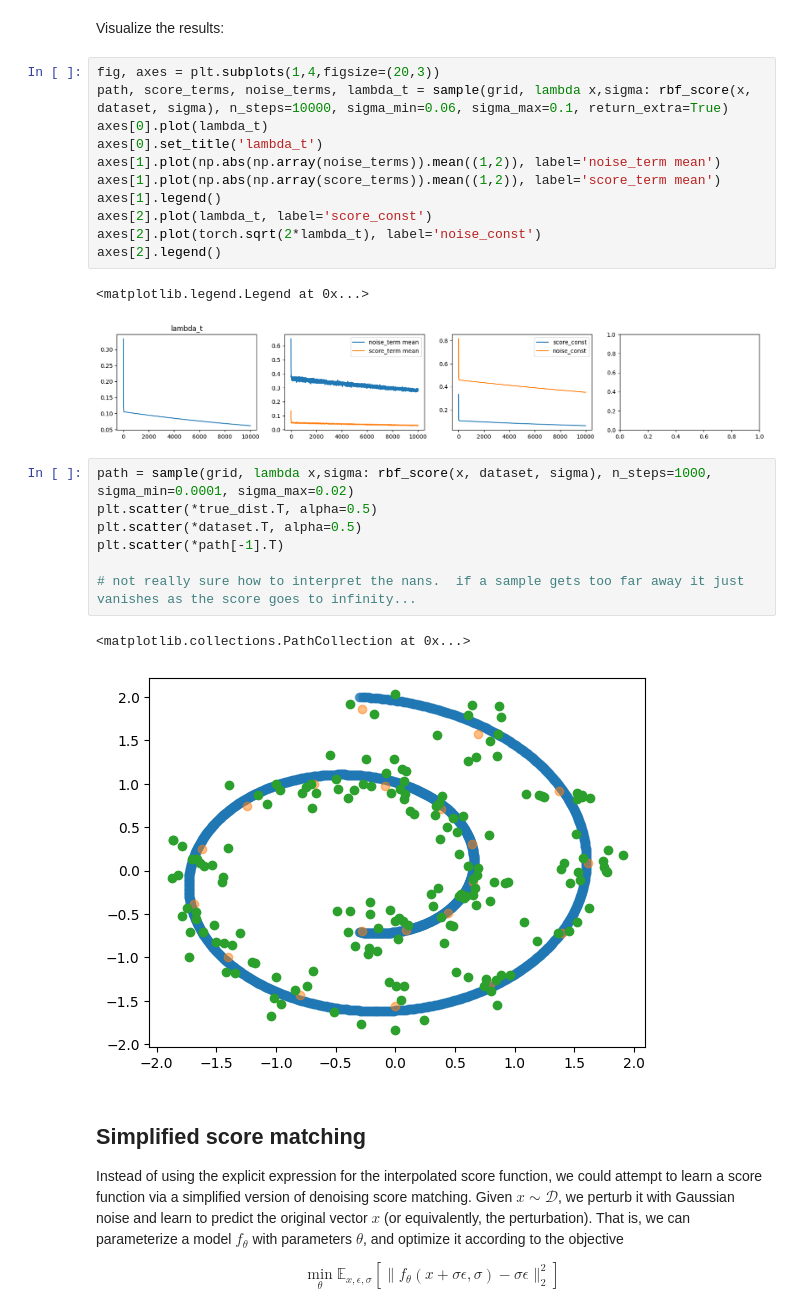
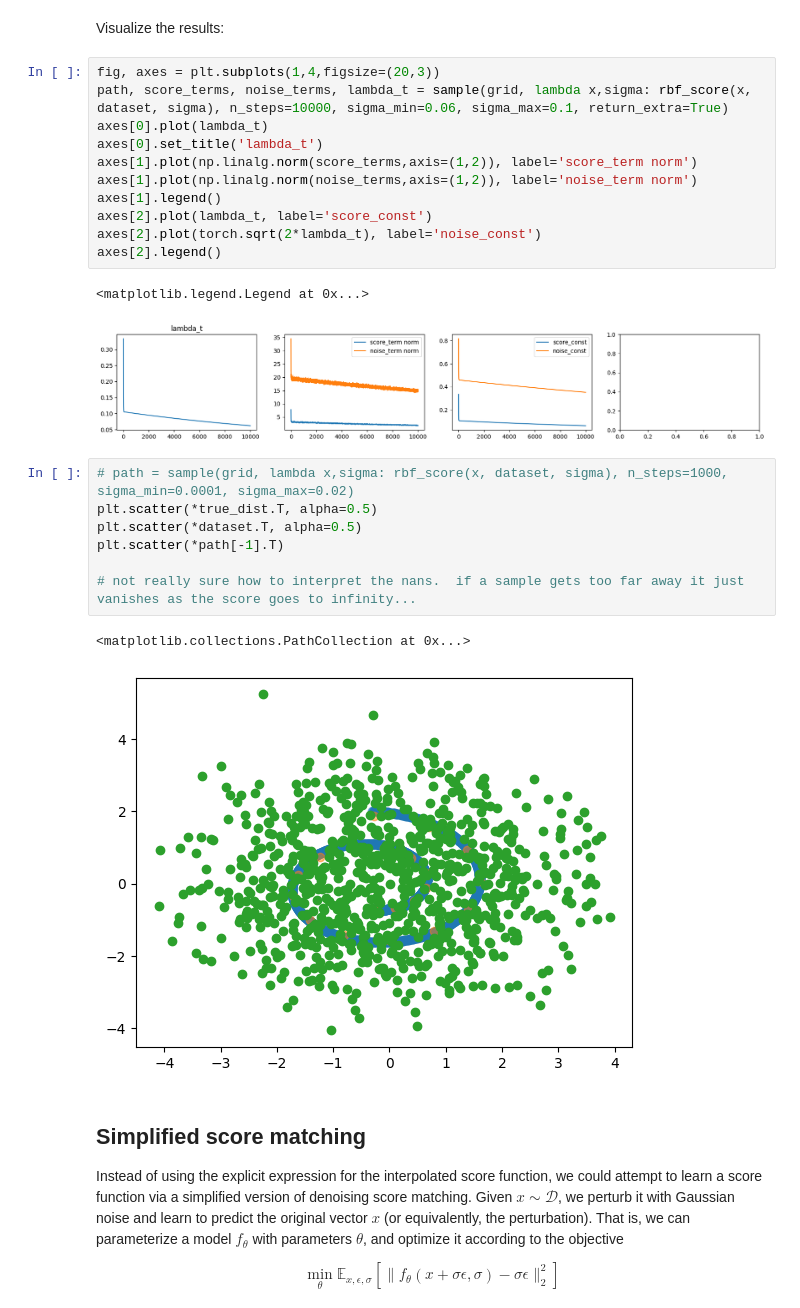
Before and after one commit to egafni/AI, a Jupyter notebook: notebooks/diffusion_math/eric_ma/score_function_q.ipynb, the cells around one changed output. Cells and saved outputs as stored; diff of their text form.

```diff
--- a/notebooks/diffusion_math/eric_ma/score_function_q.ipynb
+++ b/notebooks/diffusion_math/eric_ma/score_function_q.ipynb
@@ -189,25 +193,25 @@ fig, axes = plt.subplots(1,4,figsize=(20,3))
 path, score_terms, noise_terms, lambda_t = sample(grid, lambda x,sigma: rbf_score(x, dataset, sigma), n_steps=10000, sigma_min=0.06, sigma_max=0.1, return_extra=True)
 axes[0].plot(lambda_t)
 axes[0].set_title('lambda_t')
-axes[1].plot(np.abs(np.array(noise_terms)).mean((1,2)), label='noise_term mean')
-axes[1].plot(np.abs(np.array(score_terms)).mean((1,2)), label='score_term mean')
+axes[1].plot(np.linalg.norm(score_terms,axis=(1,2)), label='score_term norm')
+axes[1].plot(np.linalg.norm(noise_terms,axis=(1,2)), label='noise_term norm')
 axes[1].legend()
 axes[2].plot(lambda_t, label='score_const')
 axes[2].plot(torch.sqrt(2*lambda_t), label='noise_const')
 axes[2].legend()
 # %% [output]
 <matplotlib.legend.Legend at 0x...>
-[figure, old version]
+[figure, new version]
 # %%
-path = sample(grid, lambda x,sigma: rbf_score(x, dataset, sigma), n_steps=1000, sigma_min=0.0001, sigma_max=0.02)
+# path = sample(grid, lambda x,sigma: rbf_score(x, dataset, sigma), n_steps=1000, sigma_min=0.0001, sigma_max=0.02)
 plt.scatter(*true_dist.T, alpha=0.5)
 plt.scatter(*dataset.T, alpha=0.5)
 plt.scatter(*path[-1].T)
 
 # not really sure how to interpret the nans.  if a sample gets too far away it just vanishes as the score goes to infinity...
 # %% [output]
 <matplotlib.collections.PathCollection at 0x...>
-[figure, old version]
+[figure, new version]
 # %% [markdown]
 ## Simplified score matching
 
```
Also changed, not shown: parts of 33 cells of this notebook, 12 other files.
